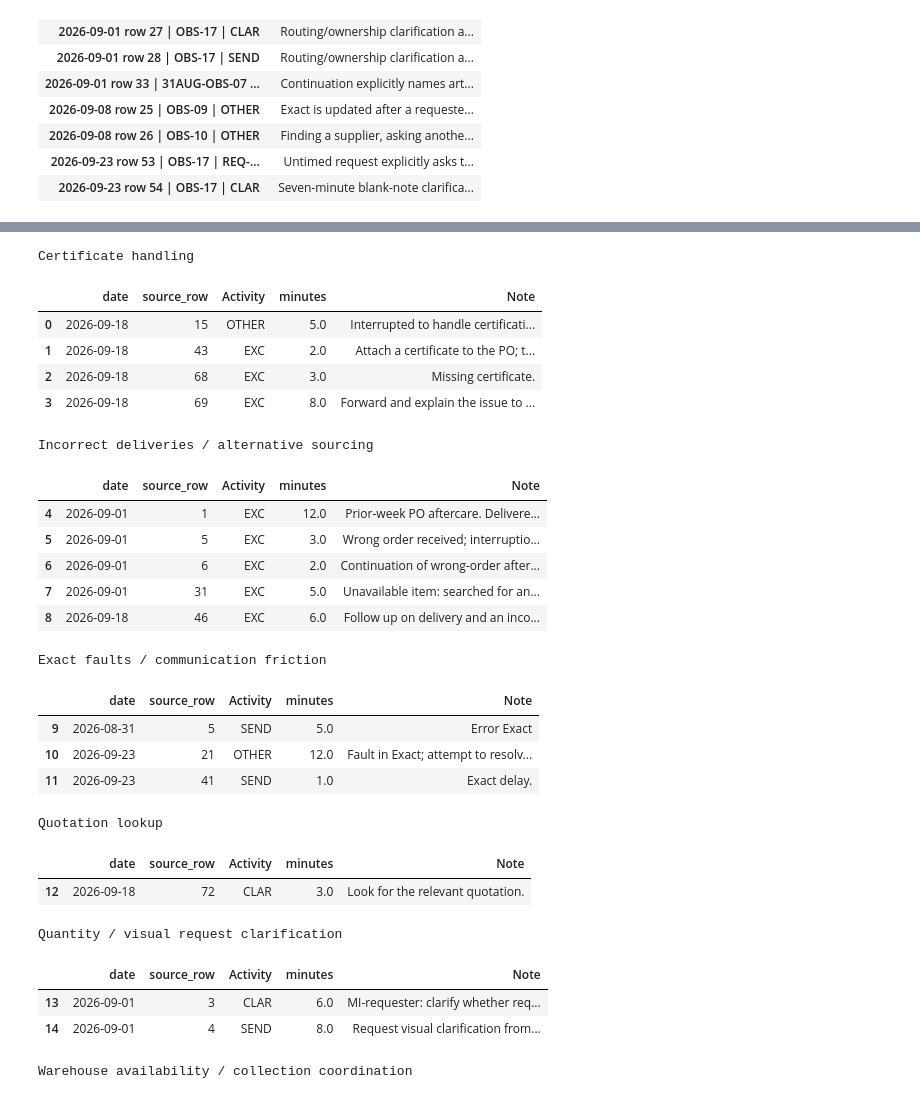
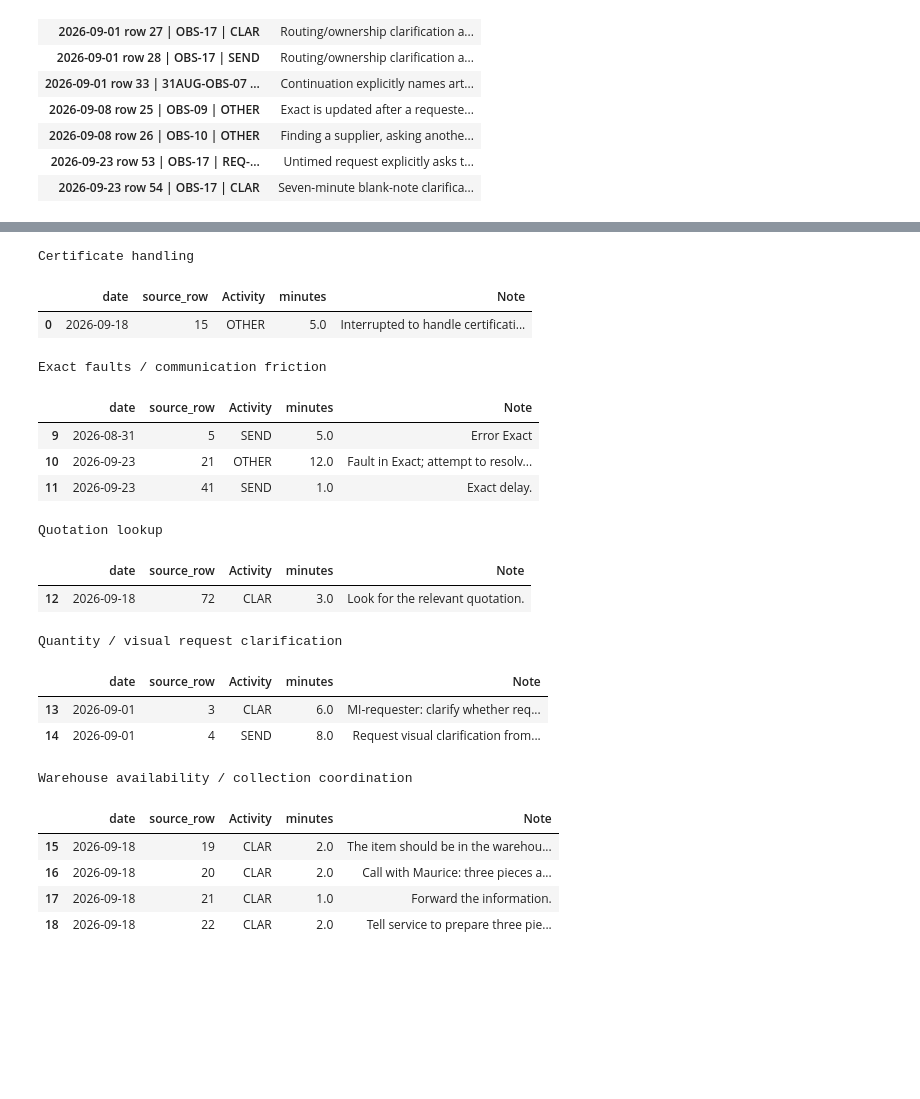
Before and after one commit to Luuuuuig/Bachelor-End-Project, a Jupyter notebook: Focal_Case_Selection_2026-10-07.ipynb, the cells around one changed output, grey strips where cells are left out. Drawn from its saved outputs; the diff is of its cells as text; code cells hidden in the pictures; blank space fills up the shorter version.

```diff
--- a/Focal_Case_Selection_2026-10-07.ipynb
+++ b/Focal_Case_Selection_2026-10-07.ipynb
@@ -163,0 +177,31 @@ with pd.option_context("display.max_colwidth", None):
+# %%
+observations['reporting_activity'] = observations['Activity'].replace({
+    'EXC': 'OTHER', 'OTHER/EXC': 'OTHER'
+})
+observations['improvement_scope'] = ~observations['Activity'].isin(['EXC', 'OTHER/EXC'])
+observations['scope_exclusion_reason'] = ''
+observations.loc[observations['Activity'].eq('EXC'), 'scope_exclusion_reason'] = (
+    'EXC outside improvement scope; retained in the overall record under reporting OTHER.'
+)
+observations.loc[observations['Activity'].eq('OTHER/EXC'), 'scope_exclusion_reason'] = (
+    'Mixed OTHER/EXC interval cannot be split; all three minutes excluded from improvement scope.'
+)
+scoped_observations = observations.loc[observations['improvement_scope']].copy()
+excluded_rows = observations.loc[~observations['improvement_scope']].copy()
+
+scope_counts = []
+for label, rows in [('Overall record', observations),
+                    ('Improvement scope', scoped_observations),
+                    ('Excluded from improvement', excluded_rows)]:
+    scope_counts.append({
+        'scope': label, 'records': len(rows),
+        'timed_records': int(rows['timed'].sum()),
+        'untimed_records': int(rows['untimed'].sum()),
+        'recorded_minutes': rows['minutes'].sum(min_count=1)
+    })
+workload_scope_summary = pd.DataFrame(scope_counts).set_index('scope')
+assert tuple(workload_scope_summary.loc['Overall record']) == (287, 224, 63, 751)
+assert tuple(workload_scope_summary.loc['Improvement scope']) == (246, 184, 62, 569)
+assert tuple(workload_scope_summary.loc['Excluded from improvement']) == (41, 40, 1, 182)
+assert observations.loc[observations['Activity'].eq('OTHER'), 'improvement_scope'].all()
+display(workload_scope_summary)
@@ -265,8 +370,6 @@ opportunity_names = {
     'O2': 'Order consolidation context',
     'O3': 'Item/document retrieval',
     'O4': 'Article/supplier information',
-    'O5': 'Order/issue status',
-    'O6': 'Received-item location',
 }
 evidence_rows = []
 # %% [markdown]
@@ -528,14 +576,3 @@ evidence_rows += [
-# %%
-# Date, source row, evidence scope, and reason for including the record.
-candidate = 'O6'
-evidence_rows += [
-    (candidate, '2026-09-23', 51,
-     'direct', 'The note explicitly records helping locate an item already received and stored by Logistics.'),
-    (candidate, '2026-09-23', 49,
-     'contextual', 'Same-case request and clarification precede the search, but their contents are not recorded.'),
-    (candidate, '2026-09-23', 50,
-     'contextual', 'Same-case request and clarification precede the search, but their contents are not recorded.'),
-]
 # %% [markdown]
 ### Join every judgement back to the original row
 
@@ -1051,53 +1179,49 @@ other_signal_rows = [
     ('Certificate handling', '2026-09-18', 43),
     ('Certificate handling', '2026-09-18', 68),
     ('Certificate handling', '2026-09-18', 69),
     ('Incorrect deliveries / alternative sourcing', '2026-09-01', 1),
     ('Incorrect deliveries / alternative sourcing', '2026-09-01', 5),
     ('Incorrect deliveries / alternative sourcing', '2026-09-01', 6),
     ('Incorrect deliveries / alternative sourcing', '2026-09-01', 31),
     ('Incorrect deliveries / alternative sourcing', '2026-09-18', 46),
     ('Exact faults / communication friction', '2026-08-31', 5),
     ('Exact faults / communication friction', '2026-09-23', 21),
     ('Exact faults / communication friction', '2026-09-23', 41),
     ('Quotation lookup', '2026-09-18', 72),
     ('Quantity / visual request clarification', '2026-09-01', 3),
     ('Quantity / visual request clarification', '2026-09-01', 4),
     ('Warehouse availability / collection coordination', '2026-09-18', 19),
     ('Warehouse availability / collection coordination', '2026-09-18', 20),
     ('Warehouse availability / collection coordination', '2026-09-18', 21),
     ('Warehouse availability / collection coordination', '2026-09-18', 22),
 ]
 other_signals = pd.DataFrame(other_signal_rows, columns=['signal', 'date', 'source_row'])
 other_signals = other_signals.merge(observations, on=['date', 'source_row'], how='left', validate='one_to_one', indicator=True)
 assert other_signals['_merge'].eq('both').all()
+other_signals = other_signals.loc[other_signals['improvement_scope']].copy()
 for signal in other_signals['signal'].drop_duplicates():
     print(signal)
     signal_rows = other_signals.loc[other_signals['signal'] == signal]
     display(signal_rows[['date', 'source_row', 'Activity', 'minutes', 'Note']])
 # %% [output]
 Certificate handling
 |  | date | source_row | Activity | minutes | Note |
 | 0 | 2026-09-18 | 15 | OTHER | 5.0 | Interrupted to handle certificati... |
-| 1 | 2026-09-18 | 43 | EXC | 2.0 | Attach a certificate to the PO; t... |
-| 2 | 2026-09-18 | 68 | EXC | 3.0 | Missing certificate. |
-| 3 | 2026-09-18 | 69 | EXC | 8.0 | Forward and explain the issue to ... |
-Incorrect deliveries / alternative sourcing
+Exact faults / communication friction
 |  | date | source_row | Activity | minutes | Note |
-| 4 | 2026-09-01 | 1 | EXC | 12.0 | Prior-week PO aftercare. Delivere... |
-| 5 | 2026-09-01 | 5 | EXC | 3.0 | Wrong order received; interruptio... |
-| 6 | 2026-09-01 | 6 | EXC | 2.0 | Continuation of wrong-order after... |
-| 7 | 2026-09-01 | 31 | EXC | 5.0 | Unavailable item: searched for an... |
-| 8 | 2026-09-18 | 46 | EXC | 6.0 | Follow up on delivery and an inco... |
+| 9 | 2026-08-31 | 5 | SEND | 5.0 | Error Exact |
+| 10 | 2026-09-23 | 21 | OTHER | 12.0 | Fault in Exact; attempt to resolv... |
+| 11 | 2026-09-23 | 41 | SEND | 1.0 | Exact delay. |
-Exact faults / communication friction
+Quotation lookup
 |  | date | source_row | Activity | minutes | Note |
-| 9 | 2026-08-31 | 5 | SEND | 5.0 | Error Exact |
-| 10 | 2026-09-23 | 21 | OTHER | 12.0 | Fault in Exact; attempt to resolv... |
-| 11 | 2026-09-23 | 41 | SEND | 1.0 | Exact delay. |
+| 12 | 2026-09-18 | 72 | CLAR | 3.0 | Look for the relevant quotation. |
-Quotation lookup
+Quantity / visual request clarification
 |  | date | source_row | Activity | minutes | Note |
-| 12 | 2026-09-18 | 72 | CLAR | 3.0 | Look for the relevant quotation. |
+| 13 | 2026-09-01 | 3 | CLAR | 6.0 | MI-requester: clarify whether req... |
+| 14 | 2026-09-01 | 4 | SEND | 8.0 | Request visual clarification from... |
-Quantity / visual request clarification
+Warehouse availability / collection coordination
 |  | date | source_row | Activity | minutes | Note |
-| 13 | 2026-09-01 | 3 | CLAR | 6.0 | MI-requester: clarify whether req... |
-| 14 | 2026-09-01 | 4 | SEND | 8.0 | Request visual clarification from... |
+| 15 | 2026-09-18 | 19 | CLAR | 2.0 | The item should be in the warehou... |
+| 16 | 2026-09-18 | 20 | CLAR | 2.0 | Call with Maurice: three pieces a... |
+| 17 | 2026-09-18 | 21 | CLAR | 1.0 | Forward the information. |
+| 18 | 2026-09-18 | 22 | CLAR | 2.0 | Tell service to prepare three pie... |
-Warehouse availability / collection coordination
```
Also changed, not shown: parts of 47 cells of this notebook, 1 other file.
